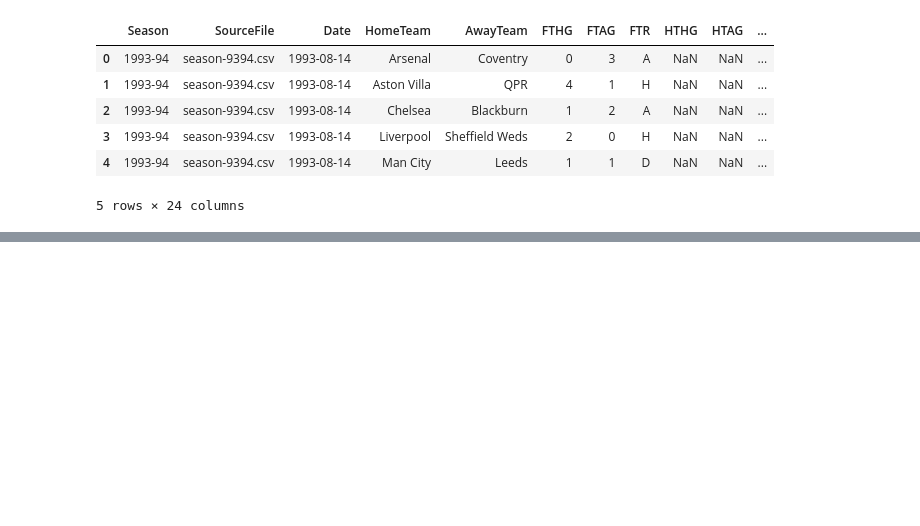
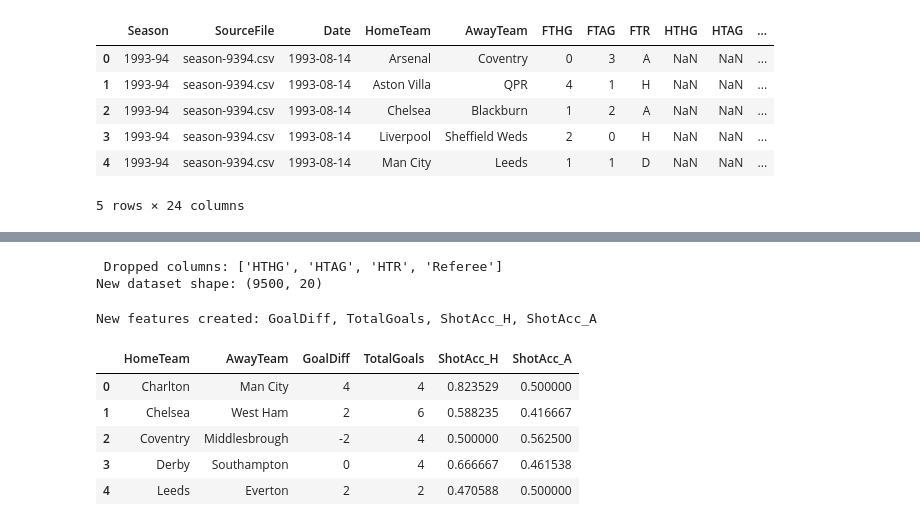
Before and after one commit to AtfastrSlushyMaker/pl-standings-prediction-project, a Jupyter notebook: notebooks/data_preparation.ipynb, the cells around one changed output, grey strips where cells are left out. Drawn from its saved outputs; the diff is of its cells as text; code cells hidden in the pictures; blank space fills up the shorter version.

```diff
--- a/notebooks/data_preparation.ipynb
+++ b/notebooks/data_preparation.ipynb
@@ -34,0 +67,32 @@ New dataset shape: (0, 24)
+# %%
+# --- REMOVE NON-RELEVANT COLUMNS
+cols_to_drop = ['HTHG', 'HTAG', 'HTR', 'Referee']
+df = df.drop(columns=[c for c in cols_to_drop if c in df.columns], errors='ignore')
+
+print(" Dropped columns:", cols_to_drop)
+print("New dataset shape:", df.shape)
+# %% [output]
+ Dropped columns: ['HTHG', 'HTAG', 'HTR', 'Referee']
+New dataset shape: (9500, 20)
+# %%
+# --- FEATURE ENGINEERING
+# Goal Difference (Home - Away) → measures dominance in the match
+df['GoalDiff'] = df['FTHG'] - df['FTAG']
+
+# Total Goals (Home + Away) → measures match intensity
+df['TotalGoals'] = df['FTHG'] + df['FTAG']
+
+# Shot Accuracy (ratio of shots on target to total shots)
+df['ShotAcc_H'] = df.apply(lambda x: x['HST']/x['HS'] if x['HS'] > 0 else 0, axis=1)
+df['ShotAcc_A'] = df.apply(lambda x: x['AST']/x['AS'] if x['AS'] > 0 else 0, axis=1)
+
+print("New features created: GoalDiff, TotalGoals, ShotAcc_H, ShotAcc_A")
+df[['HomeTeam','AwayTeam','GoalDiff','TotalGoals','ShotAcc_H','ShotAcc_A']].head()
+# %% [output]
+New features created: GoalDiff, TotalGoals, ShotAcc_H, ShotAcc_A
+|  | HomeTeam | AwayTeam | GoalDiff | TotalGoals | ShotAcc_H | ShotAcc_A |
+| 0 | Charlton | Man City | 4 | 4 | 0.823529 | 0.500000 |
+| 1 | Chelsea | West Ham | 2 | 6 | 0.588235 | 0.416667 |
+| 2 | Coventry | Middlesbrough | -2 | 4 | 0.500000 | 0.562500 |
+| 3 | Derby | Southampton | 0 | 4 | 0.666667 | 0.461538 |
+| 4 | Leeds | Everton | 2 | 2 | 0.470588 | 0.500000 |
```
Also changed, not shown: parts of 3 cells of this notebook.
